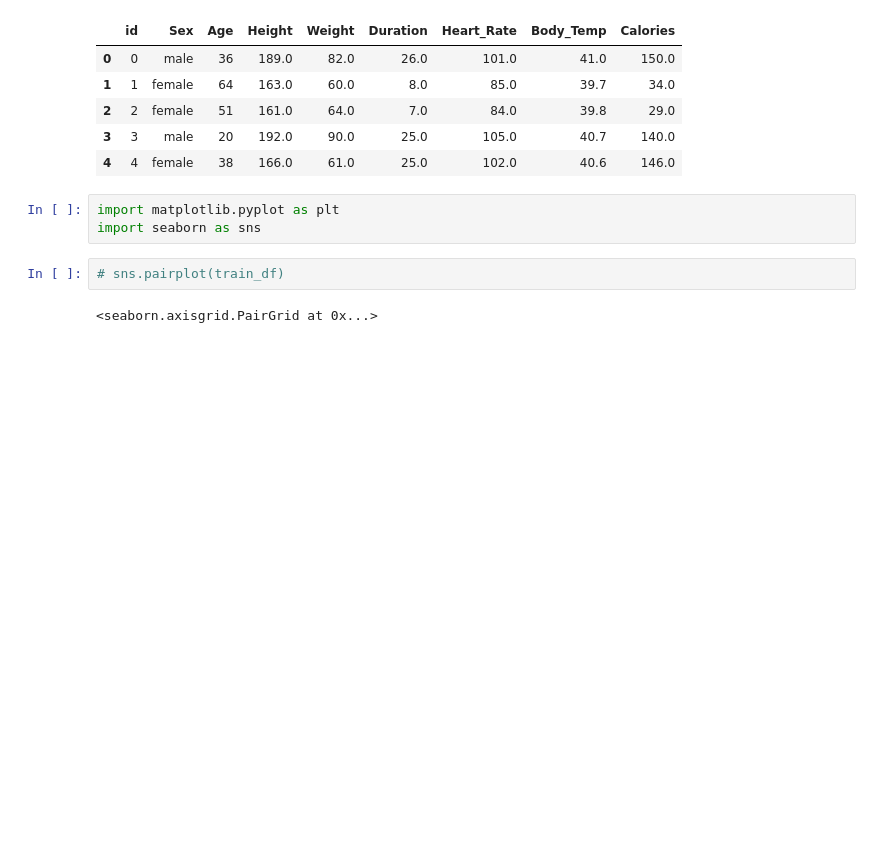
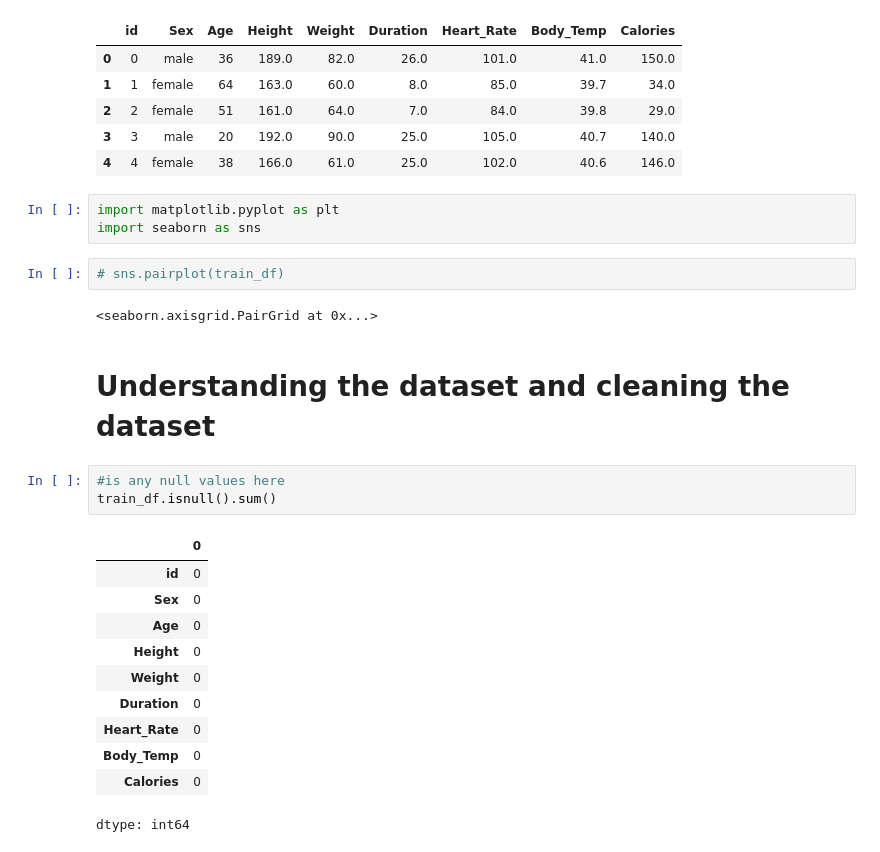
Before and after one commit to Abu-Taher01/Predict-Calorie-Expenditure, a Jupyter notebook: Welcome_To_Colab.ipynb, the cells around one changed output. Saved outputs shown, nothing was run; the diff lists cells and outputs as text; blank space fills up the shorter version.

```diff
--- a/Welcome_To_Colab.ipynb
+++ b/Welcome_To_Colab.ipynb
@@ -95,3 +111,20 @@ import seaborn as sns
 # sns.pairplot(train_df)
 # %% [output]
 <seaborn.axisgrid.PairGrid at 0x...>
+# %% [markdown]
+# Understanding the dataset and cleaning the dataset
+# %%
+#is any null values here
+train_df.isnull().sum()
+# %% [output]
+|  | 0 |
+| id | 0 |
+| Sex | 0 |
+| Age | 0 |
+| Height | 0 |
+| Weight | 0 |
+| Duration | 0 |
+| Heart_Rate | 0 |
+| Body_Temp | 0 |
+| Calories | 0 |
+dtype: int64
```
Also changed, not shown: parts of 6 cells of this notebook.
